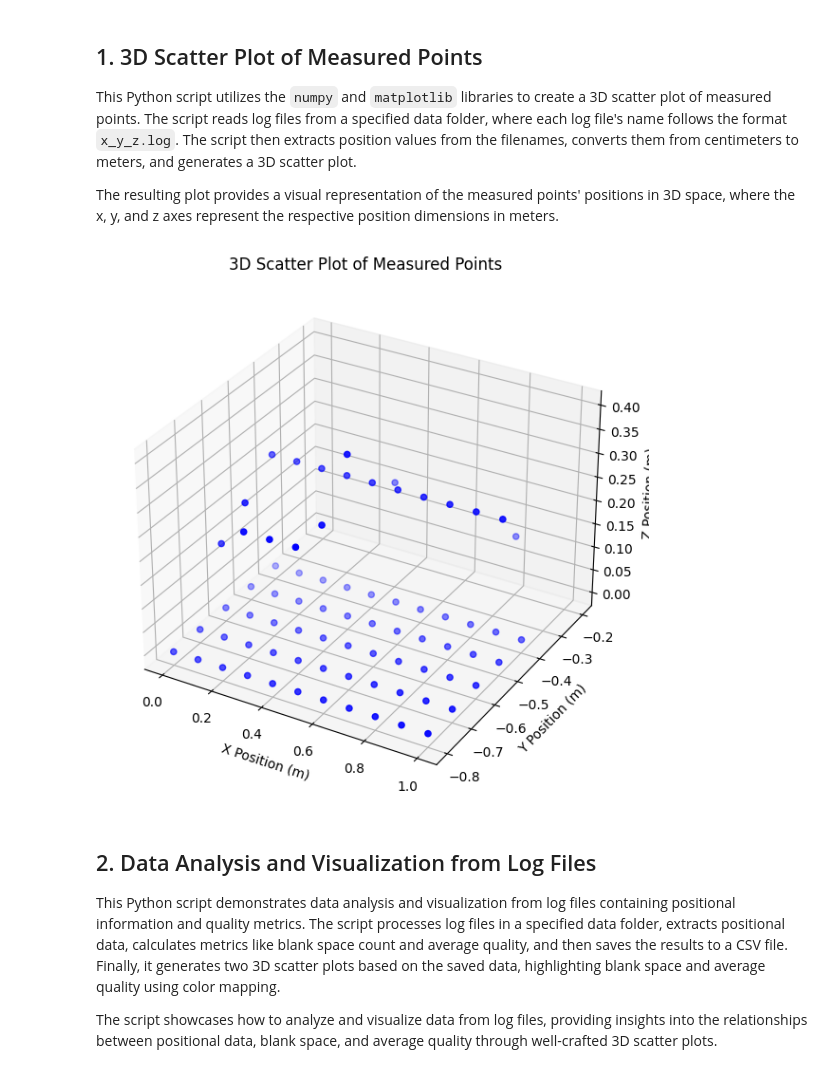
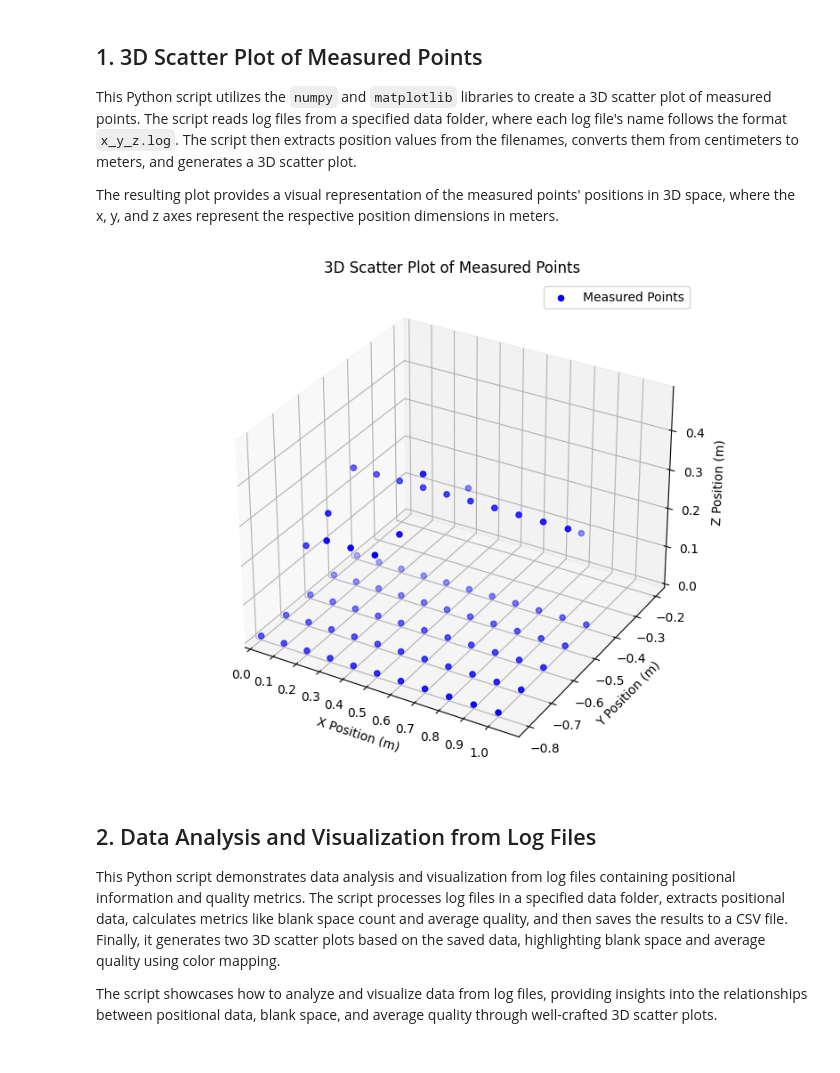
Before and after one commit to pdtnhii/abmi_position_tracking, a Jupyter notebook: src/notebook.ipynb, the cells around one changed output. Saved outputs shown, nothing was run; the diff lists cells and outputs as text; code cells hidden in the pictures.

```diff
--- a/src/notebook.ipynb
+++ b/src/notebook.ipynb
@@ -5,6 +5,9 @@ This Python script utilizes the `numpy` and `matplotlib` libraries to create a 3
 
 The resulting plot provides a visual representation of the measured points' positions in 3D space, where the x, y, and z axes represent the respective position dimensions in meters.
 # %%
+# for creating an interactive plot
+%matplotlib widget
+
 import os
 import numpy as np
 import matplotlib.pyplot as plt
@@ -20,35 +23,46 @@ def main():
 
     for log_file in log_files:
         # Split the filename using underscores
         parts = os.path.splitext(log_file)[0].split('_')
         if len(parts) == 3:
             x, y, z = map(int, parts)
             x_positions.append(x)
             y_positions.append(y)
             z_positions.append(z)
 
     # Convert positions from cm to meters
     x_positions = np.array(x_positions) / 100.0
     y_positions = np.array(y_positions) / 100.0
     z_positions = np.array(z_positions) / 100.0
 
     # Create a 3D scatter plot
     fig = plt.figure(figsize=(8, 6))  # Adjust the figsize parameter for larger graphs
     ax = fig.add_subplot(111, projection='3d')
-    ax.scatter(x_positions, y_positions, z_positions, c='b', marker='o')
+
+    # Set x, y, and z-axis tick intervals to 0.1
+    ax.set_xticks(np.arange(min(x_positions), max(x_positions) + 0.1, 0.1))
+    ax.set_yticks(np.arange(min(y_positions), max(y_positions) + 0.1, 0.1))
+    ax.set_zticks(np.arange(min(z_positions), max(z_positions) + 0.1, 0.1))
+
+    ax.set_xlim(0, max(x_positions) + 0.1)
+    ax.set_zlim(0, max(z_positions) + 0.1)
+
+    # Plot the measured points
+    ax.scatter(x_positions, y_positions, z_positions, c='b', marker='o', label='Measured Points')
 
     ax.set_xlabel('X Position (m)')
     ax.set_ylabel('Y Position (m)')
     ax.set_zlabel('Z Position (m)')
     ax.set_title('3D Scatter Plot of Measured Points')
+    ax.legend()
 
     plt.tight_layout()
     plt.show()
 
 if __name__ == "__main__":
     main()
 # %% [output]
-[figure, old version]
+[figure, new version]
 # %% [markdown]
 ## 2. Data Analysis and Visualization from Log Files
 
```
Also changed, not shown: 1 other file.
